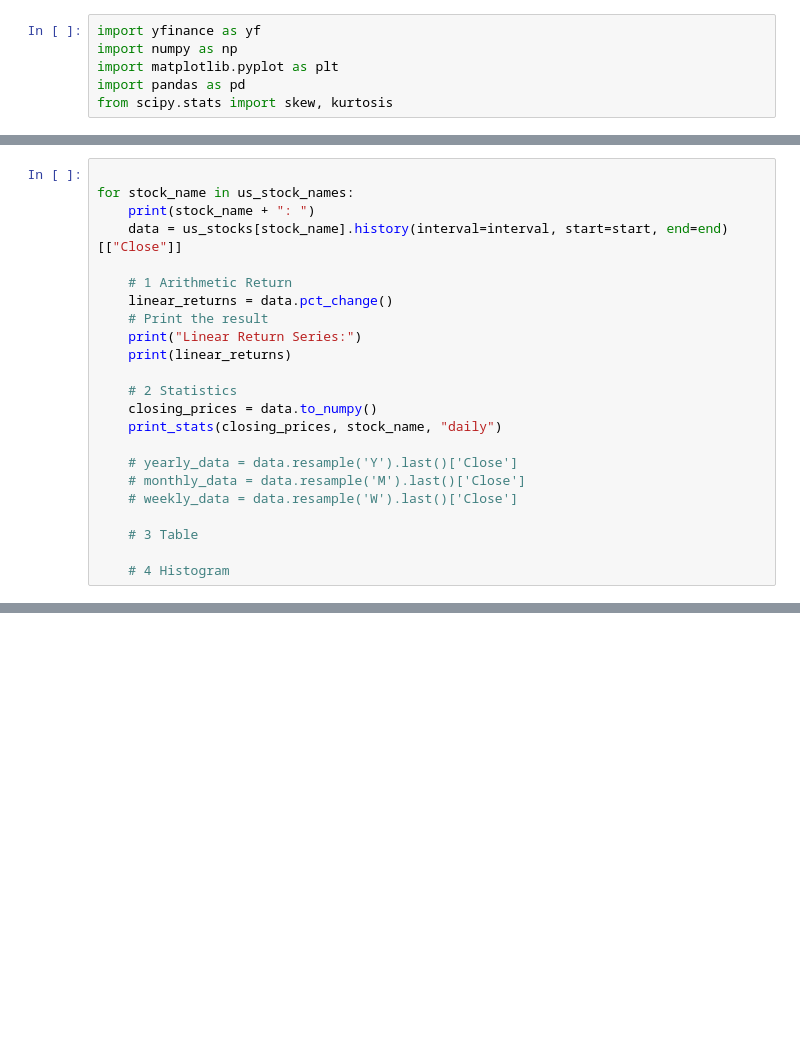
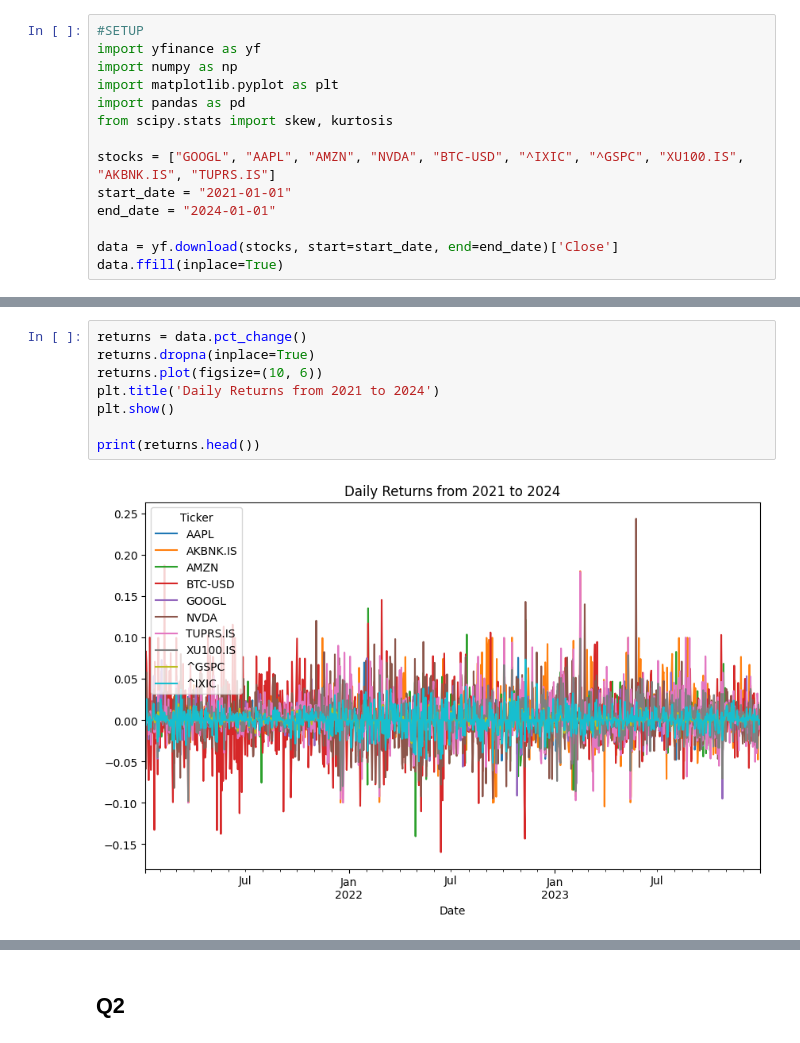
Before and after one commit to damlakayikci/Financial-Applications-of-Machine-Learning, a Jupyter notebook: ps1/main.ipynb, the cells around one changed output, grey strips where cells are left out. Cells and saved outputs as stored; diff of their text form; blank space fills up the shorter version.

```diff
--- a/ps1/main.ipynb
+++ b/ps1/main.ipynb
@@ -1,6 +1,14 @@
 # %%
+#SETUP
 import yfinance as yf
 import numpy as np
 import matplotlib.pyplot as plt
 import pandas as pd
 from scipy.stats import skew, kurtosis
+
+stocks = ["GOOGL", "AAPL", "AMZN", "NVDA", "BTC-USD", "^IXIC", "^GSPC", "XU100.IS", "AKBNK.IS", "TUPRS.IS"]
+start_date = "2021-01-01"
+end_date = "2024-01-01"
+
+data = yf.download(stocks, start=start_date, end=end_date)['Close']
+data.ffill(inplace=True)
@@ -81,23 +14,0 @@ def plot_histograms(stocks: dict, stock_name:str):
-# %%
-
-for stock_name in us_stock_names:
-    print(stock_name + ": ")
-    data = us_stocks[stock_name].history(interval=interval, start=start, end=end)[["Close"]]
-
-    # 1 Arithmetic Return
-    linear_returns = data.pct_change()
-    # Print the result
-    print("Linear Return Series:")
-    print(linear_returns)
-
-    # 2 Statistics
-    closing_prices = data.to_numpy()
-    print_stats(closing_prices, stock_name, "daily")
-
-    # yearly_data = data.resample('Y').last()['Close']
-    # monthly_data = data.resample('M').last()['Close']
-    # weekly_data = data.resample('W').last()['Close']
-
-    # 3 Table
-
-    # 4 Histogram
@@ -181,0 +18,10 @@ their R-square?
+# %%
+returns = data.pct_change()
+returns.dropna(inplace=True)
+returns.plot(figsize=(10, 6))
+plt.title('Daily Returns from 2021 to 2024')
+plt.show()
+
+print(returns.head())
+# %% [output]
+[figure, added]
@@ -181,0 +43,2 @@ their R-square?
+# %% [markdown]
+## Q2
```
Also changed, not shown: parts of 29 cells of this notebook.
